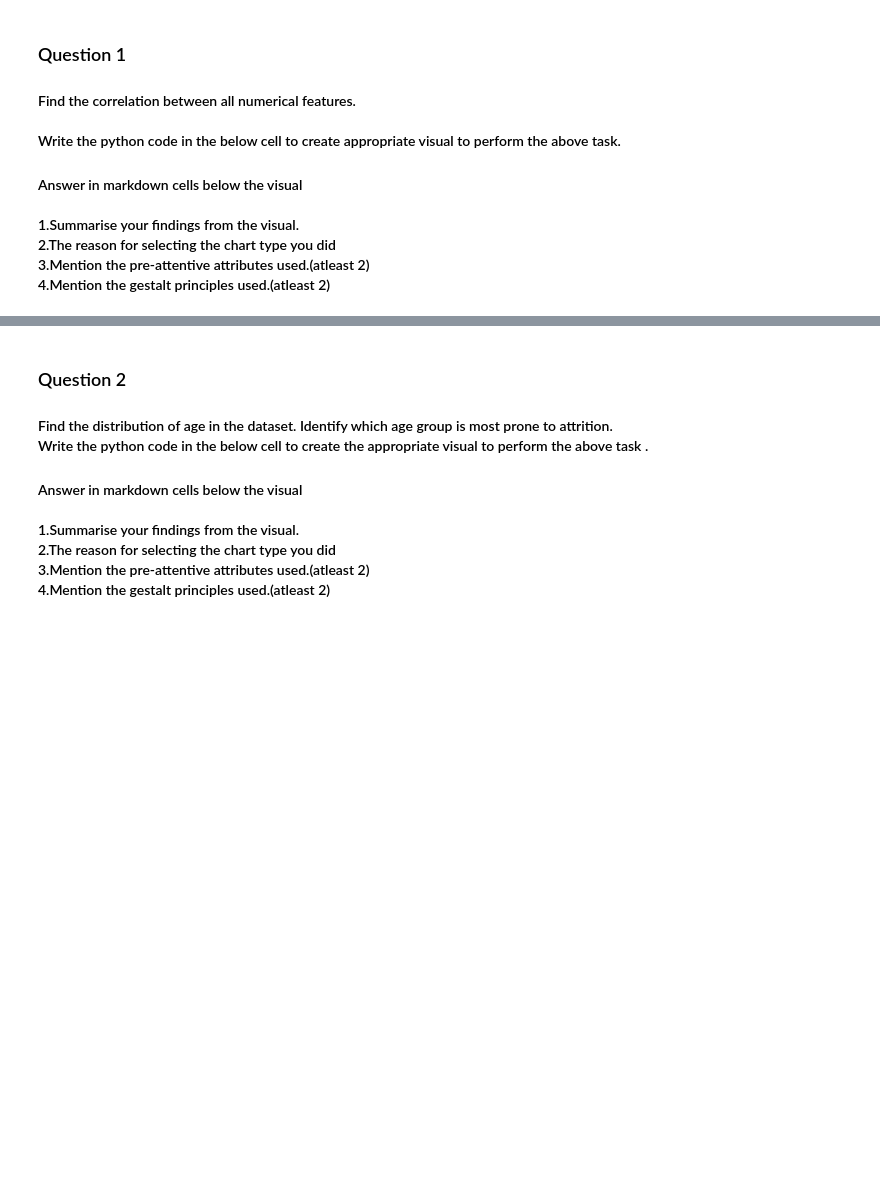
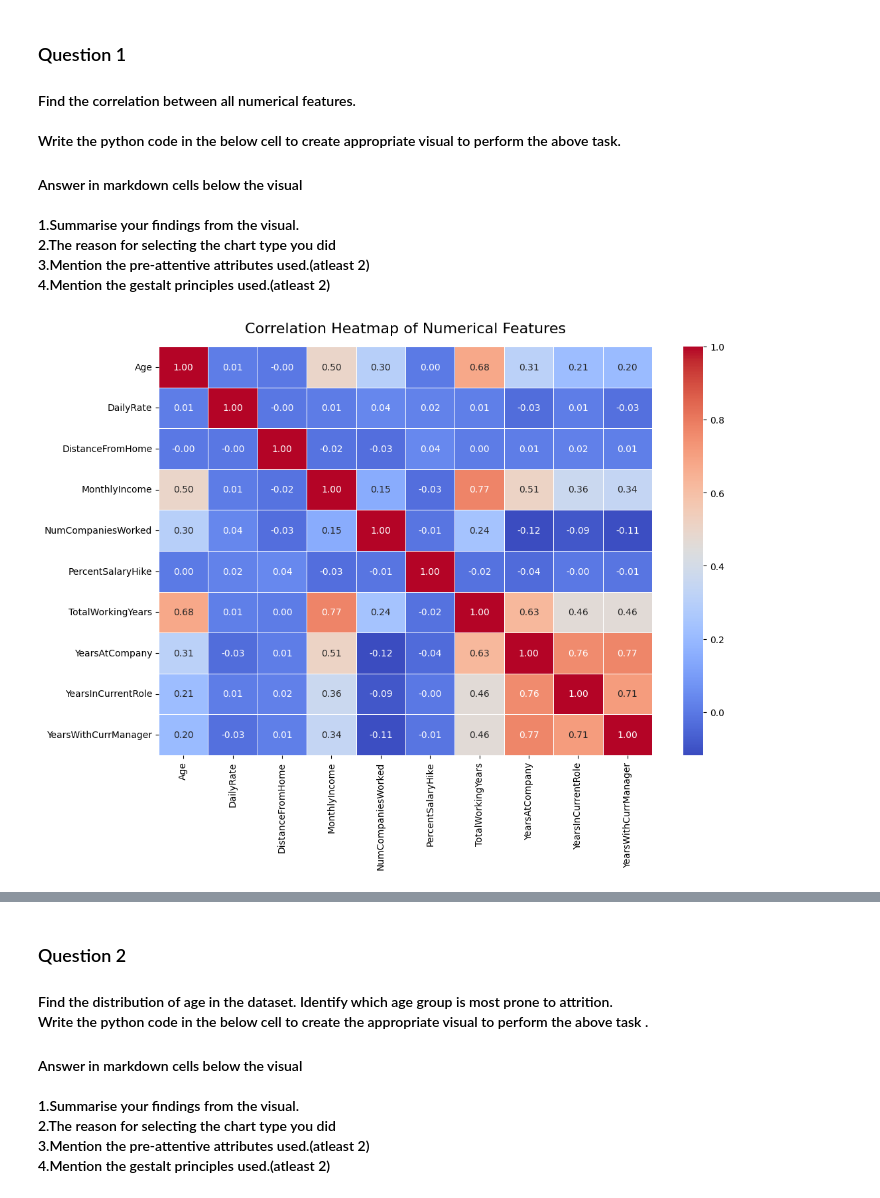
Before and after one commit to mudu89/DVI_Assignment2_PS8, a Jupyter notebook: dvi-a2-ps8-wb.ipynb, the cells around one changed output, grey strips where cells are left out. Cells and saved outputs as stored; diff of their text form; code cells hidden in the pictures; blank space fills up the shorter version.

```diff
--- a/dvi-a2-ps8-wb.ipynb
+++ b/dvi-a2-ps8-wb.ipynb
@@ -172,0 +165,14 @@ YearsWithCurrManager: 14
+# %%
+
+df_cleaned = df.drop(columns=['EmployeeNumber', 'StandardHours'])
+print("Columns 'EmployeeNumber' and 'StandardHours' have been removed.")
+# Outlier detection using IQR
+# for column in df.select_dtypes(include=['float64', 'int64']).columns:
+#     Q1 = df[column].quantile(0.25)
+#     Q3 = df[column].quantile(0.75)
+#     IQR = Q3 - Q1
+#     lower_bound = Q1 - 1.5 * IQR
+#     upper_bound = Q3 + 1.5 * IQR
+#     outliers = df[(df[column] < lower_bound) | (df[column] > upper_bound)][column]
+#     if not outliers.empty:
+#         print(f"{column}: {len(outliers.tolist())} \n Lower bound: {lower_bound} \n Upper bound: {upper_bound} \n outliers: {', '.join(map(str, sorted(set(outliers.tolist()))))}")
@@ -181,3 +204,18 @@ YearsWithCurrManager: 14
             2.The reason for selecting the chart type you did <br>
                 3.Mention the pre-attentive attributes used.(atleast 2)<br>
                     4.Mention the gestalt principles used.(atleast 2)<br>
+# %%
+# Compute correlation matrix only for numerical columns
+corr_matrix = df_cleaned.corr(numeric_only=True)
+
+# Set up the matplotlib figure
+plt.figure(figsize=(12, 8))
+
+# Plot heatmap
+sns.heatmap(corr_matrix, annot=True, cmap="coolwarm", fmt=".2f", linewidths=0.5, cbar=True)
+
+# Title
+plt.title("Correlation Heatmap of Numerical Features", fontsize=16, pad=15)
+plt.show()
+# %% [output]
+[figure, added]
```
Also changed, not shown: parts of 19 cells of this notebook.
